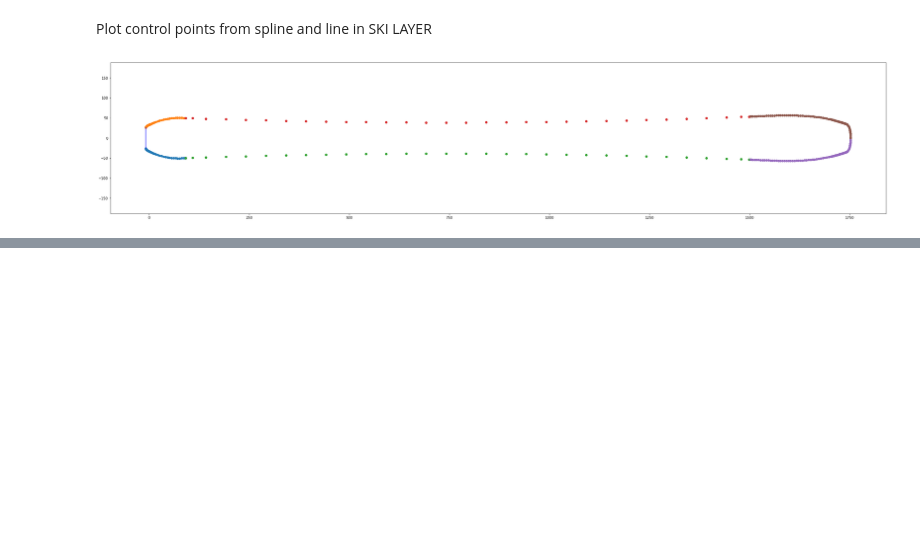
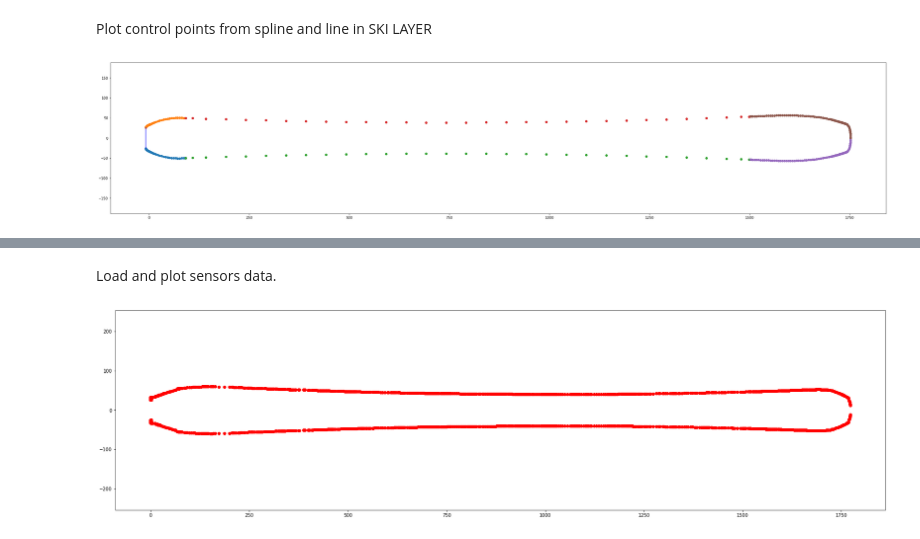
Before and after one commit to raphaFanti/skiScanner-DataLogger, a Jupyter notebook: Post processing/dxf files comparison.ipynb, the cells around one changed output, grey strips where cells are left out. Saved outputs shown, nothing was run; the diff lists cells and outputs as text; code cells hidden in the pictures; blank space fills up the shorter version.

```diff
--- a/Post processing/dxf files comparison.ipynb
+++ b/Post processing/dxf files comparison.ipynb
@@ -105,0 +129,17 @@ Fit control points and increase data density up to one point every cm
+# %% [markdown]
+Load and plot sensors data.
+# %%
+ski_profile = pd.read_csv(r'C:\Users\Administrator\arduino ski scanner\ski scanner\skiScanner-DataLogger\Post processing\sensorsdata.csv', sep = ",")
+
+ski_profile = ski_profile*10 #To get mm values
+# Plot two sides of the ski
+ski_profile = ski_profile.sort_values('L',ascending=True)
+plt.figure(figsize=(30, 8))
+
+plt.plot(ski_profile['L'], ski_profile['W'], 'ro')
+plt.plot(ski_profile['L'], -ski_profile['W'], 'ro')
+
+plt.axis('equal')
+plt.show()
+# %% [output]
+[figure, added]
```
Also changed, not shown: parts of 18 cells of this notebook.
